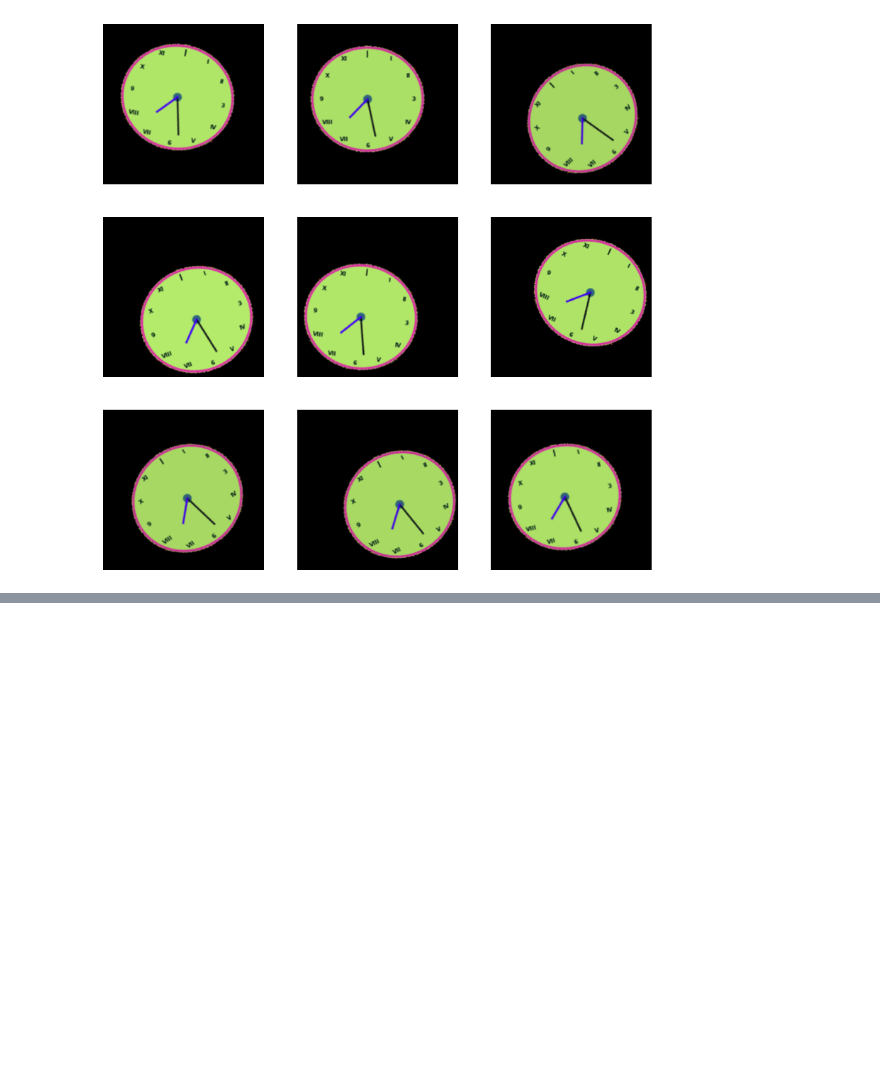
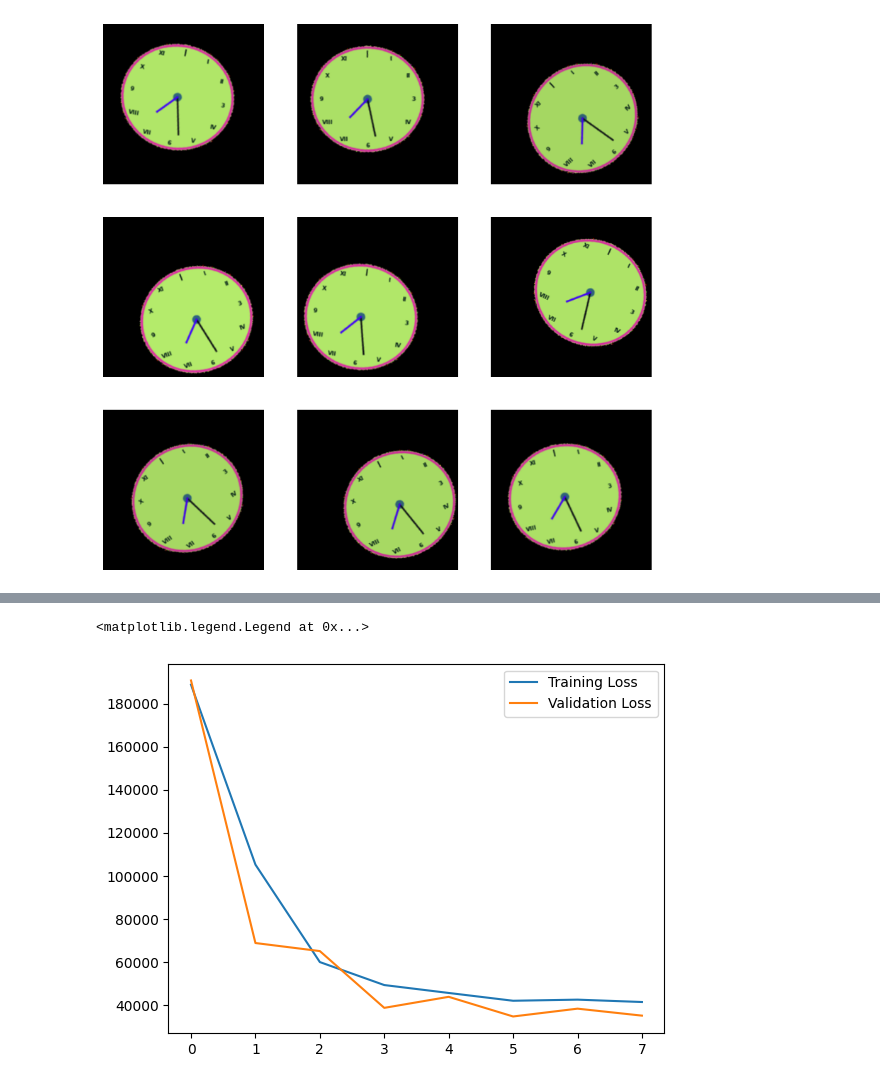
Before and after one commit to rttle/DATA4380.Summer.2025, a Jupyter notebook: Vision_Project_Submissions/Vision_Feasibility.ipynb, the cells around one changed output, grey strips where cells are left out. Drawn from its saved outputs; the diff is of its cells as text; code cells hidden in the pictures; blank space fills up the shorter version.

```diff
--- a/Vision_Project_Submissions/Vision_Feasibility.ipynb
+++ b/Vision_Project_Submissions/Vision_Feasibility.ipynb
@@ -217,17 +217,20 @@ Clipping input data to the valid range for imshow with RGB data ([0..1] for floa
 [figure]
 # %%
 #changing my pandas DataFrame to tf dataset; using 'Minutes from Midnight'
-images=list(df['image'])
-labels=df['Minutes from Midnight'].astype('float32').values
-tf_dataset=tf.data.Dataset.from_tensor_slices((images,labels)).batch(64)
+df100=df[:100]
+images=list(df100['image'])
+labels=df100['Minutes from Midnight'].astype('float32').values
+tf_dataset=tf.data.Dataset.from_tensor_slices((images,labels))
 # %%
-ds100=tf_dataset.take(100)
-train_ds=ds100.take(80)
-val_ds=ds100.skip(80)
+train_ds=tf_dataset.take(80)
+val_ds=tf_dataset.skip(80)
 
-train_ds = tf_dataset.map(
+train_ds = train_ds.map(
     lambda img, label: (data_augmentation(img), label),
     num_parallel_calls=tf_data.AUTOTUNE,
 )
+
+train_ds=train_ds.batch(10)
+val_ds=val_ds.batch(10)
 # %% [markdown]
 ### Testing to make sure everything will work to train a model
@@ -260,7 +265,7 @@ def make_model(input_shape=(256, 256, 3)):
 
     return model
 # %%
-epochs = 1
+epochs = 8
 
 callbacks = [
     keras.callbacks.ModelCheckpoint("save_at_{epoch}.keras"),
@@ -278,0 +299,7 @@ history = model.fit(
+# %%
+plt.plot(range(len(history.history["loss"])),history.history["loss"],label="Training Loss")
+plt.plot(range(len(history.history["val_loss"])),history.history["val_loss"],label="Validation Loss")
+plt.legend()
+# %% [output]
+<matplotlib.legend.Legend at 0x...>
+[figure, added]
```
Also changed, not shown: parts of 2 cells of this notebook, 2 other files.
